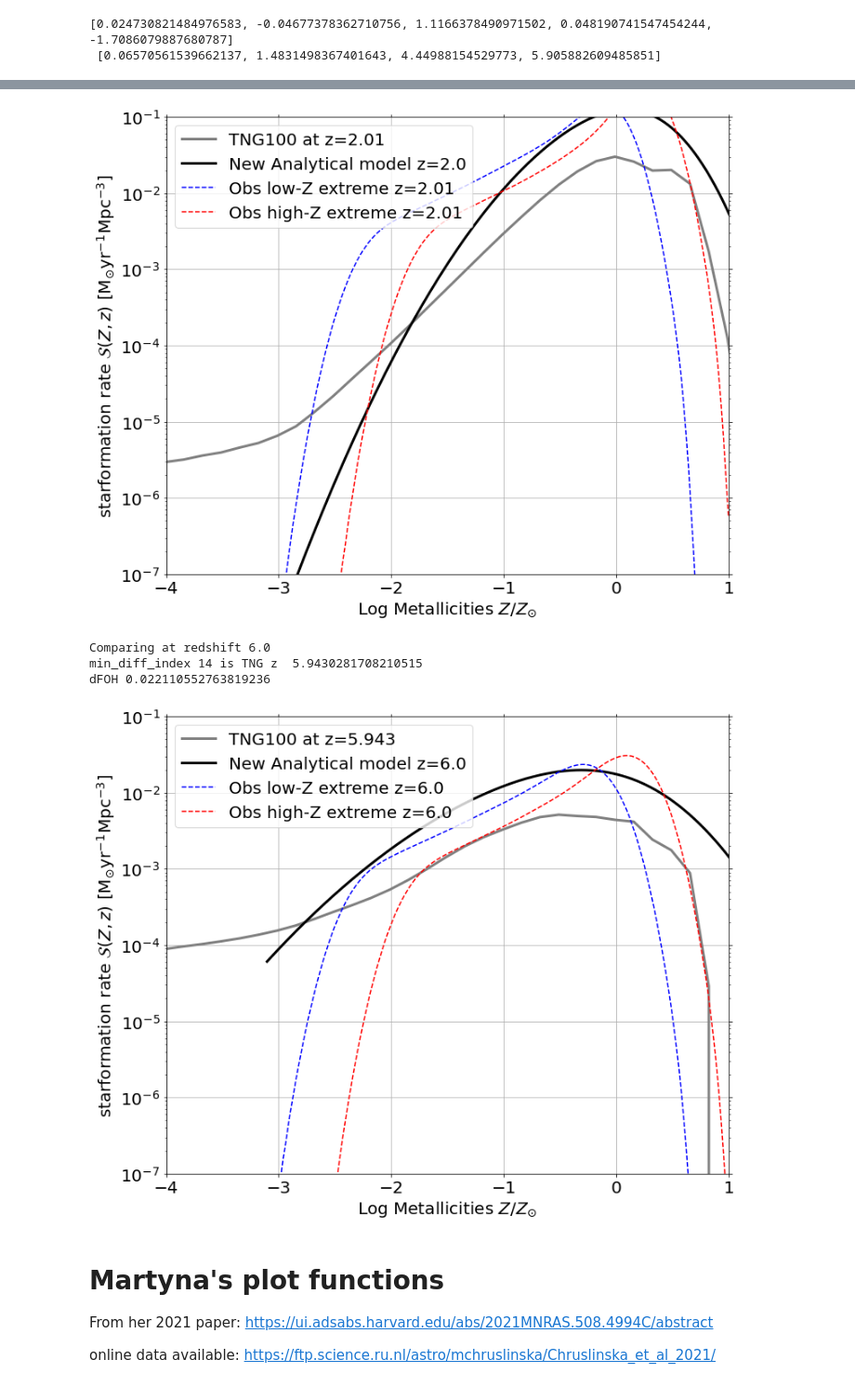
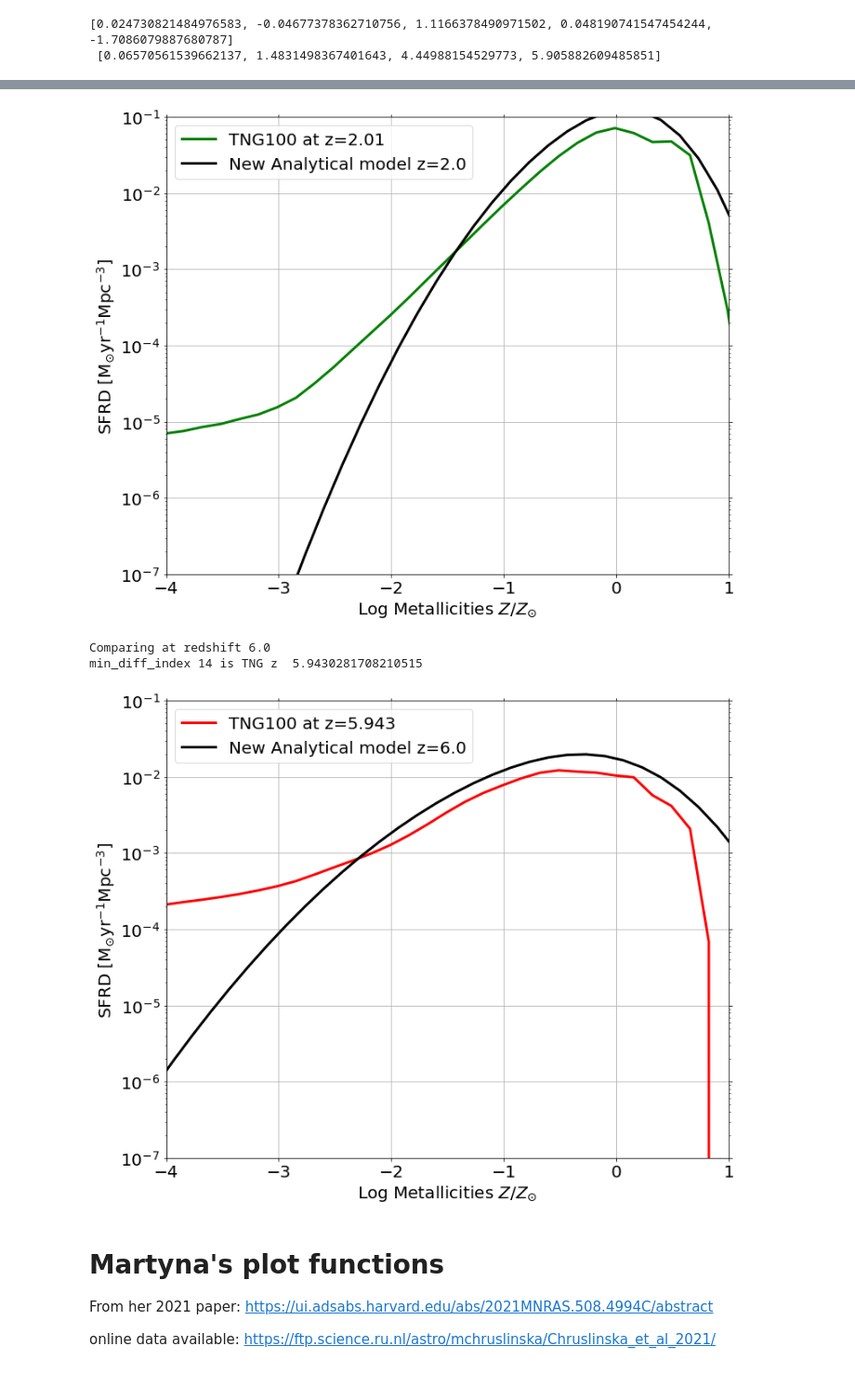
Before and after one commit to sashalvna/SFRD_fit, a Jupyter notebook: src/scripts/Determining_Reasonable_Parameter_Variations.ipynb, the cells around one changed output, grey strips where cells are left out. Shown at 93% size. Saved outputs shown, nothing was run; the diff lists cells and outputs as text; code cells hidden in the pictures.

```diff
--- a/src/scripts/Determining_Reasonable_Parameter_Variations.ipynb
+++ b/src/scripts/Determining_Reasonable_Parameter_Variations.ipynb
@@ -414,8 +414,8 @@ print('np.shape(MetalBins)', np.shape(MetalBins), 'np.shape(TNG_Lookbacktimes)',
 print('np.shape(BoxSfr)', np.shape(BoxSfr))
 
 # Convert SFR from sfr/box to sfr Mpc-3
-littleh  = 0.6774             # https://www.tng-project.org/data/downloads/TNG300-1/
-Box_side = 100*u.Mpc/littleh  #75000 *u.kpc /littleh
+littleh  = 0.6774            # https://www.tng-project.org/data/downloads/TNG300-1/
+Box_side = 75*u.Mpc/littleh  #75000 *u.kpc /littleh
 Boxsize  = (Box_side**3).to(u.Mpc**3)
 TNG_cosmic_SFR = (BoxSfr/Boxsize).T # Msun/yr/Mpc^3
 
@@ -454,10 +454,13 @@ def oneDcomparison(comparison_redshifts = [0.5],
                    mu_0 = mu0_best, mu_z = muz_best, sigma_0 = sigma0_best, sigma_z = sigmaz_best, alpha = alpha0_best,
                    a = sf_a_best, b = sf_b_best, c = sf_c_best, d = sf_d_best):
 
+#     fig, ax = plt.subplots(figsize=(12,10))
+
+    colors = ['purple', 'lightblue', 'green', 'red']
     #####################################
-    for redshift in comparison_redshifts:
-        fix, ax = plt.subplots(figsize=(12,10))
+    for i, redshift in enumerate(comparison_redshifts):
         print('Comparing at redshift', redshift)
+        fig, ax = plt.subplots(figsize=(12,10))
 
         #####################################
         # TNG data
@@ -465,9 +468,9 @@ def oneDcomparison(comparison_redshifts = [0.5],
         ZsunTNG = 0.0127
         min_diff_index = np.argmin(abs(TNG_redshifts - redshift))
         print('min_diff_index', min_diff_index, 'is TNG z ', TNG_redshifts[min_diff_index])
-        #
-        ax.plot(np.log10(TNG_center_Zbin/ZsunTNG), (TNG_cosmic_SFR[:,min_diff_index]/step_TNG_logZ) ,
-               label = 'TNG100 at z='+str(np.round(TNG_redshifts[min_diff_index],3) ), lw = 3, c = 'grey' )
+        #step_TNG_logZ
+        ax.plot(np.log10(TNG_center_Zbin/ZsunTNG), TNG_cosmic_SFR[:,min_diff_index]/step_TNG_logZ,
+               label = 'TNG100 at z='+str(np.round(TNG_redshifts[min_diff_index],3) ), lw = 3, c = colors[i] )
 
         #####################################
         # New model
@@ -476,10 +479,9 @@ def oneDcomparison(comparison_redshifts = [0.5],
         dPdlogZ, redshifts, metallicities, step_logZ, p_draw_metallicity = \
                         Z_SFRD.skew_metallicity_distribution(mu_0=mu_0, mu_z=mu_z,alpha = alpha,
                                                       sigma_0=sigma_0, sigma_z =sigma_z, min_logZ  =-12.0, max_logZ  =0.0, step_logZ = 0.01,
-                                                      metals = np.logspace(-5,1, num=1000), redsh = np.array([redshift]) )
+                                                      metals = MetalBins, redsh = np.array([redshift]) ) #np.logspace(-5,1, num=1000)
         # SFR
         sfr        = Z_SFRD.Madau_Dickinson2014(redshift, a=a, b=b, c=c,  d=d) # Msun year-1 Mpc-3
-
         # Combine it into a SFRD
         model_SFRD = (sfr*(dPdlogZ).T ).value #step_logZ
         #
@@ -487,32 +489,32 @@ def oneDcomparison(comparison_redshifts = [0.5],
                 label = 'New Analytical model z='+str(redshift), lw = 3, c = 'k')#'#fe1100' )
 
         #####################################
-        # Observational (Chruslinska data)
-        #####################################
-        #read low Z data
-        low_Z_file = '204'+ 'f14SB'+'Boco'+ '_FMR270'+ '_FOH_z_dM.dat'
-        lowZ_image, redsh, delt = get_plot_data(Martyna_data_dir + low_Z_file, zmin=0.,zmax=10)
+#         # Observational (Chruslinska data)
+#         #####################################
+#         #read low Z data
+#         low_Z_file = '204'+ 'f14SB'+'Boco'+ '_FMR270'+ '_FOH_z_dM.dat'
+#         lowZ_image, redsh, delt = get_plot_data(Martyna_data_dir + low_Z_file, zmin=0.,zmax=10)
 
-        # Look for nearest match in redshift
-        min_diff_i = np.argmin(abs(redsh - redshift))
+#         # Look for nearest match in redshift
+#         min_diff_i = np.argmin(abs(redsh - redshift))
 
-        #Plot lowZ extreme
-        Z_array = FOH2ZZ(FOH_arr,solar_Z_scale='AndersGrevesse89')
-        print('dFOH',dFOH)
-        ax.plot(np.log10(Z_array/ZsunTNG), lowZ_image[min_diff_i,:] ,
-                      label = 'Obs low-Z extreme z='+str(np.round(redsh[min_diff_i],3) ), c='b',ls='--',lw=1.5)
+#         #Plot lowZ extreme
+#         Z_array = FOH2ZZ(FOH_arr,solar_Z_scale='AndersGrevesse89')
+#         print('dFOH',dFOH)
+#         ax.plot(np.log10(Z_array/ZsunTNG), lowZ_image[min_diff_i,:] ,
+#                       label = 'Obs low-Z extreme z='+str(np.round(redsh[min_diff_i],3) ), c='b',ls='--',lw=1.5)
 
-        ############
-        #read high Z data
-        high_Z_file = '302'+ 'f14SB'+'Boco'+ '_FMR270'+ '_FOH_z_dM.dat'
-        highZ_image, redsh, delt = get_plot_data( Martyna_data_dir + high_Z_file, zmin=0.,zmax=10)
+#         ############
+#         #read high Z data
+#         high_Z_file = '302'+ 'f14SB'+'Boco'+ '_FMR270'+ '_FOH_z_dM.dat'
+#         highZ_image, redsh, delt = get_plot_data( Martyna_data_dir + high_Z_file, zmin=0.,zmax=10)
 
-        # Look for nearest match in redshift
-        min_diff_i = np.argmin(abs(redsh - redshift))
+#         # Look for nearest match in redshift
+#         min_diff_i = np.argmin(abs(redsh - redshift))
 
-        #Plot highZ extreme
-        ax.plot(np.log10(Z_array/ZsunTNG), highZ_image[min_diff_i,:] ,
-              label = 'Obs high-Z extreme z='+str(np.round(redsh[min_diff_i],3) ), c='r',ls='--',lw=1.5)
+#         #Plot highZ extreme
+#         ax.plot(np.log10(Z_array/ZsunTNG), highZ_image[min_diff_i,:] ,
+#               label = 'Obs high-Z extreme z='+str(np.round(redsh[min_diff_i],3) ), c='r',ls='--',lw=1.5)
 
 
         ################
@@ -523,7 +525,7 @@ def oneDcomparison(comparison_redshifts = [0.5],
         ax.yaxis.set_ticks_position('both')
         ax.set_yscale('log')
         ax.set_xlabel('Log Metallicities $Z/Z_{\odot}$')
-        ax.set_ylabel(r"$ \mathrm{starformation \ rate} \ \mathcal{S}(Z,z) \ \mathrm{[M_{\odot} yr^{-1} Mpc^{-3}]}$")
+        ax.set_ylabel(r"$ \mathrm{SFRD} \ \mathrm{[M_{\odot} yr^{-1} Mpc^{-3}]}$")
 
         ax.grid()
         plt.legend(loc = 'upper left')
@@ -545,8 +544,7 @@ dFOH 0.022110552763819236
-[figure, old version]
+[figure, new version]
 Comparing at redshift 6.0
 min_diff_index 14 is TNG z  5.9430281708210515
-dFOH 0.022110552763819236
-[figure, old version]
+[figure, new version]
 # %% [markdown]
 # Martyna's plot functions
 
```
Also changed, not shown: parts of 1 cell of this notebook, 4 other files.
